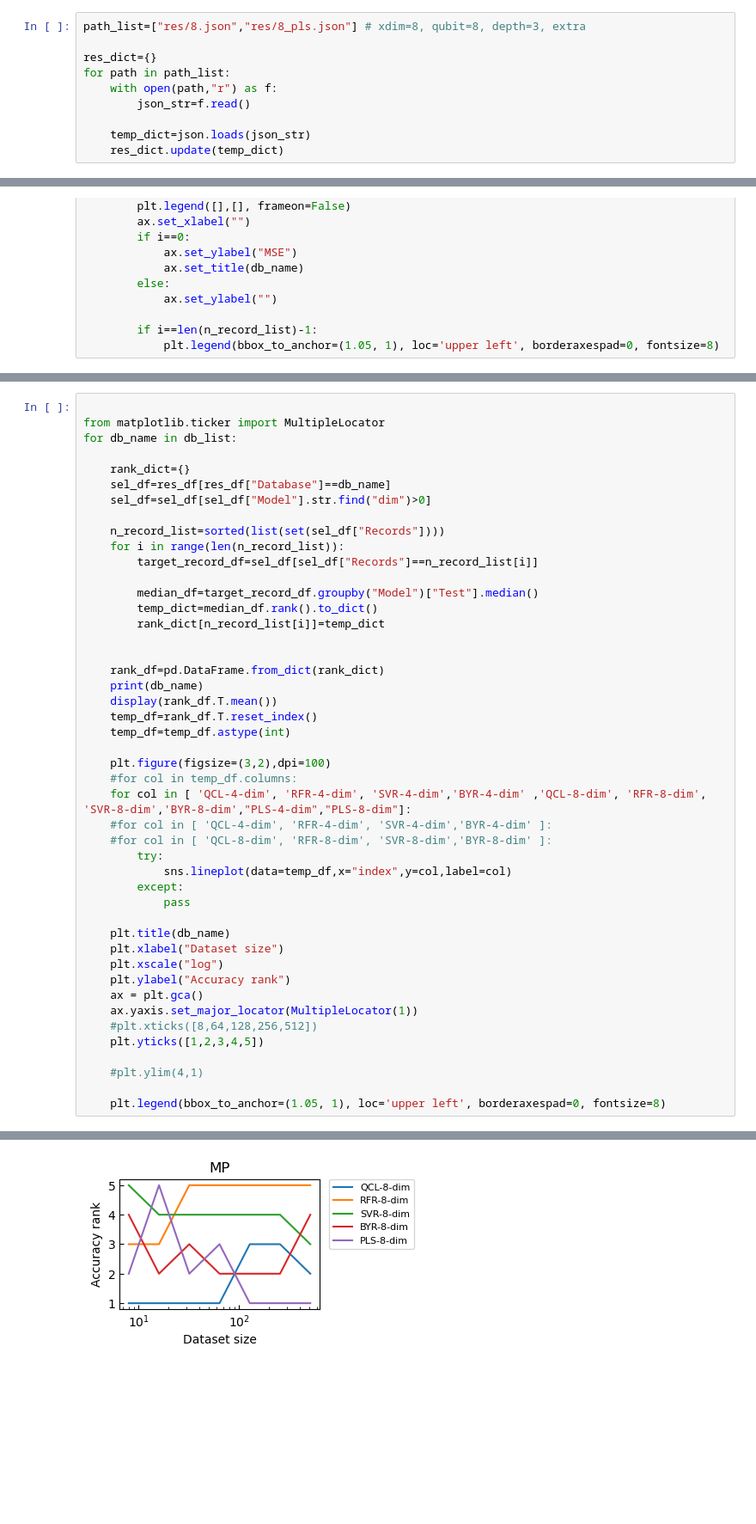
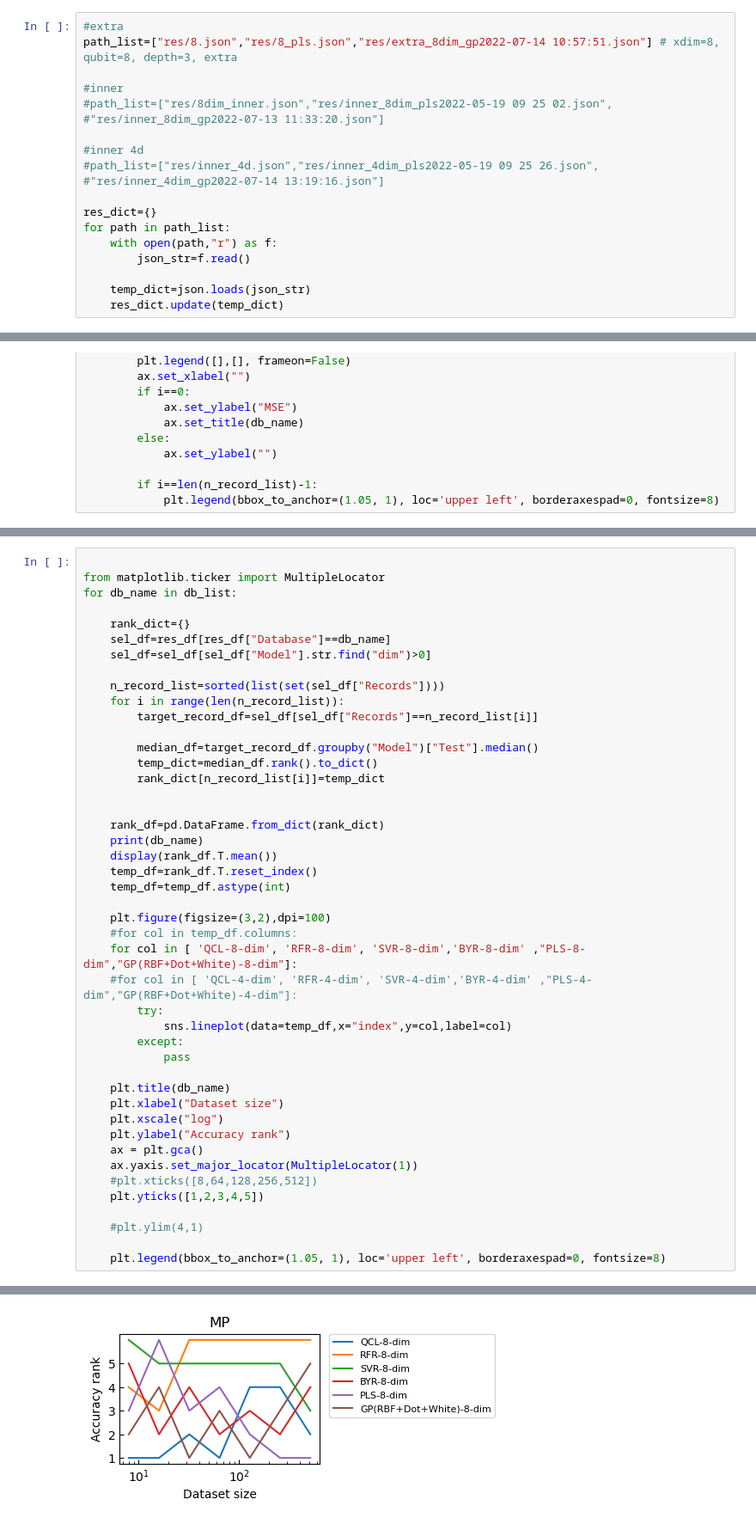
Before and after one commit to KanHatakeyama/qcl, a Jupyter notebook: regressions/Chem_anal.ipynb, the cells around one changed output, grey strips where cells are left out. Shown at 86% size. Saved outputs shown, nothing was run; the diff lists cells and outputs as text; blank space fills up the shorter version.

```diff
--- a/regressions/Chem_anal.ipynb
+++ b/regressions/Chem_anal.ipynb
@@ -6,7 +6,16 @@ import pandas as pd
 import matplotlib.pyplot as plt
 import seaborn as sns
 # %%
-path_list=["res/8.json","res/8_pls.json"] # xdim=8, qubit=8, depth=3, extra
+#extra
+path_list=["res/8.json","res/8_pls.json","res/extra_8dim_gp2022-07-14 10:57:51.json"] # xdim=8, qubit=8, depth=3, extra
+
+#inner
+#path_list=["res/8dim_inner.json","res/inner_8dim_pls2022-05-19 09 25 02.json",
+#"res/inner_8dim_gp2022-07-13 11:33:20.json"]
+
+#inner 4d
+#path_list=["res/inner_4d.json","res/inner_4dim_pls2022-05-19 09 25 26.json",
+#"res/inner_4dim_gp2022-07-14 13:19:16.json"]
 
 res_dict={}
 for path in path_list:
@@ -141,9 +152,8 @@ for db_name in db_list:
 
     plt.figure(figsize=(3,2),dpi=100)
     #for col in temp_df.columns:
-    for col in [ 'QCL-4-dim', 'RFR-4-dim', 'SVR-4-dim','BYR-4-dim' ,'QCL-8-dim', 'RFR-8-dim', 'SVR-8-dim','BYR-8-dim',"PLS-4-dim","PLS-8-dim"]:
-    #for col in [ 'QCL-4-dim', 'RFR-4-dim', 'SVR-4-dim','BYR-4-dim' ]:
-    #for col in [ 'QCL-8-dim', 'RFR-8-dim', 'SVR-8-dim','BYR-8-dim' ]:
+    for col in [ 'QCL-8-dim', 'RFR-8-dim', 'SVR-8-dim','BYR-8-dim' ,"PLS-8-dim","GP(RBF+Dot+White)-8-dim"]:
+    #for col in [ 'QCL-4-dim', 'RFR-4-dim', 'SVR-4-dim','BYR-4-dim' ,"PLS-4-dim","GP(RBF+Dot+White)-4-dim"]:
         try:
             sns.lineplot(data=temp_df,x="index",y=col,label=col)
         except:
@@ -192,2 +206,2 @@ SVR-8-dim    1.571429
 dtype: float64
-[figure, old version]
+[figure, new version]
```
Also changed, not shown: parts of 5 cells of this notebook, 10 other files.
